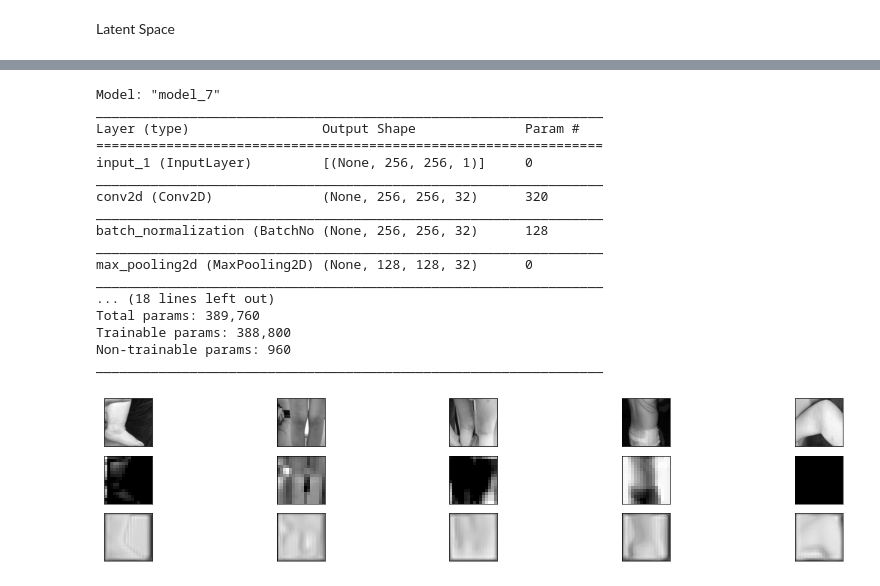
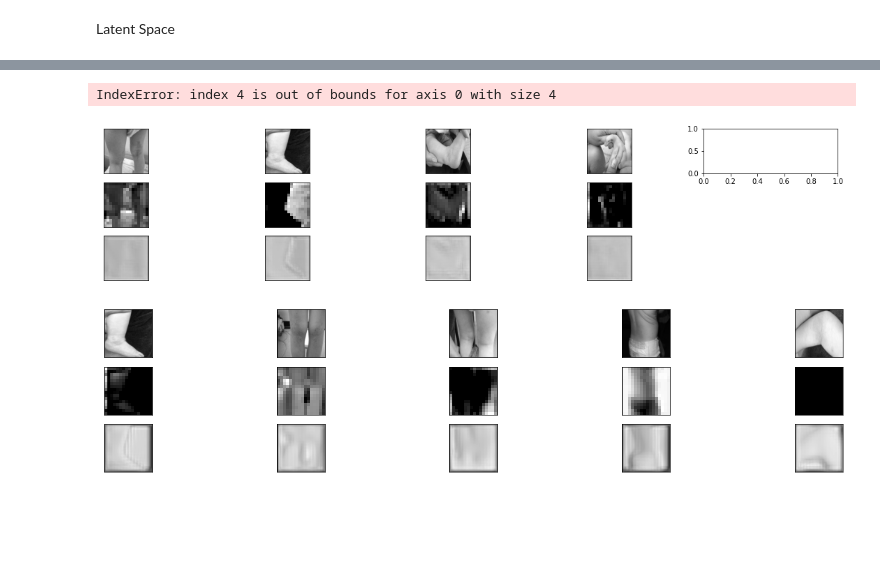
Before and after one commit to saaqib-m/autoencoder, a Jupyter notebook: ae.ipynb, the cells around one changed output, grey strips where cells are left out. Cells and saved outputs as stored; diff of their text form; code cells hidden in the pictures; blank space fills up the shorter version.

```diff
--- a/ae.ipynb
+++ b/ae.ipynb
@@ -245,26 +172,34 @@ _________________________________________________________________
-# %%
-# compile the model
-model_latent1 = Model(input_layer, latent_view)
-model_latent1.compile(optimizer='adam', loss='binary_crossentropy')
-model_latent1.summary()
-# %% [output]
-Model: "model_7"
-_________________________________________________________________
-Layer (type)                 Output Shape              Param #
-=================================================================
-input_1 (InputLayer)         [(None, 256, 256, 1)]     0
-_________________________________________________________________
-conv2d (Conv2D)              (None, 256, 256, 32)      320
-_________________________________________________________________
-batch_normalization (BatchNo (None, 256, 256, 32)      128
-_________________________________________________________________
-max_pooling2d (MaxPooling2D) (None, 128, 128, 32)      0
-_________________________________________________________________
-... (18 lines left out)
-Total params: 389,760
-Trainable params: 388,800
-Non-trainable params: 960
-_________________________________________________________________
+# %%
+n = np.random.randint(0,len(y_test))
+preds = model_latent.predict(y_test)
+pred = model.predict(y_test)
+
+plt.figure(figsize=(20, 4))
+for i in range(5):
+    # Display original
+    ax = plt.subplot(3, 5, i + 1)
+    plt.imshow(x_test[i].reshape(256,256))
+    plt.gray()
+    ax.get_xaxis().set_visible(False)
+    ax.get_yaxis().set_visible(False)
+
+    # Display latent space
+    ax = plt.subplot(3,5, i+1+5)
+    plt.imshow(preds[i, :, :, i])
+    ax.get_xaxis().set_visible(False)
+    ax.get_yaxis().set_visible(False)
+
+    # Display reconstruction
+    ax = plt.subplot(3, 5, i + 1 + 5+5)
+    plt.imshow(pred[i].reshape(256,256))
+    plt.gray()
+    ax.get_xaxis().set_visible(False)
+    ax.get_yaxis().set_visible(False)
+plt.show()
+# issue is that 256,256 produces more of a latent represnatation than the higher image size
+# %% [output]
+IndexError: index 4 is out of bounds for axis 0 with size 4
+[figure, added]
 # %%
 preds = model_latent.predict(y_test)
 pred = model.predict(y_test)
```
Also changed, not shown: parts of 19 cells of this notebook.
